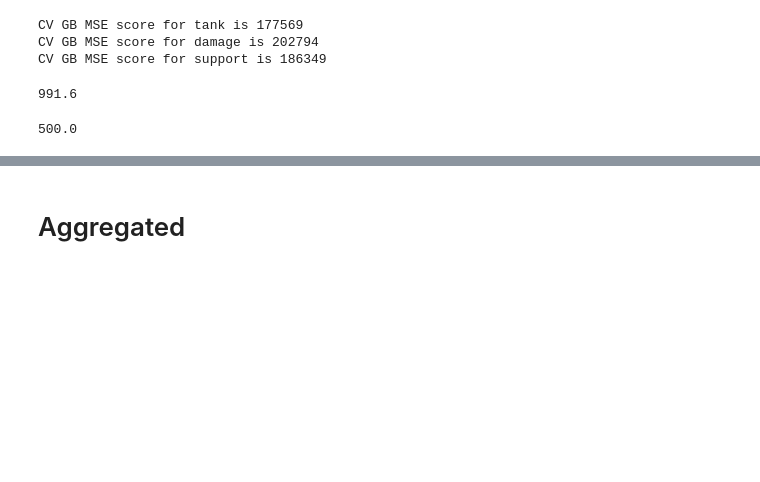
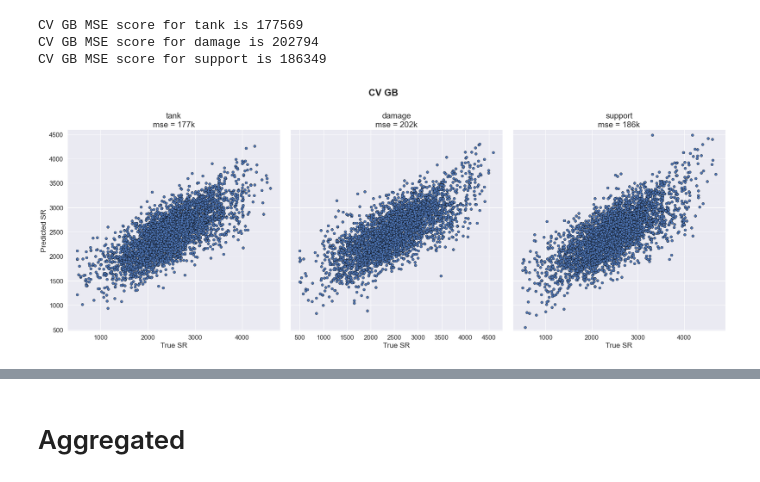
Before and after one commit to hachiyuki8/ow-stats-analysis, a Jupyter notebook: imputation.ipynb, the cells around one changed output, grey strips where cells are left out. Drawn from its saved outputs; the diff is of its cells as text; code cells hidden in the pictures; blank space fills up the shorter version.

```diff
--- a/imputation.ipynb
+++ b/imputation.ipynb
@@ -179,10 +189,27 @@ tank_predict = best_models[role].predict(X_t[role])
-# %%
-tank_predict.min()
-# %% [output]
-991.6
-# %%
-y_t[role].values.min()
-# %% [output]
-500.0
+# %%
+def plot_predictions(predictions, scores, model=None):
+    """
+    predictions, scores -- dicts with ROLES as keys
+    """
+    fig, ax = plt.subplots(1,3, figsize=(23, 9))
+    if model:
+        fig.suptitle(model, fontsize=22, fontweight='bold')
+    for i, role in enumerate(ROLES):
+        ax[i].scatter(y_t[role].values, predictions[role], edgecolors='black', linewidths=0.5)
+        ax[i].set_xlabel("True SR", fontsize=17)
+        ax[i].set_ylabel("Predicted SR", fontsize=17)
+        ax[i].set_title(role + f"\nmse = {int(scores[role]/1000)}k", fontsize=19)
+        ax[i].tick_params(axis='both', which='major', labelsize=15)
+
+#         ax[i, 0].ylabel("Predicted SR")
+#         ax[i, 0].title(f"{role}, CV GB")
+        ax[i].set_ylim(475, 4600)
+    for ax0 in ax.flat:
+        ax0.label_outer()
+    plt.tight_layout()
+# %%
+plot_predictions(cvgb_predictions, cvgb_mse_test_scores, model="CV GB")
+# %% [output]
+[figure, added]
 # %%
 plt.figure(figsize = (14, 14))
```
Also changed, not shown: parts of 15 cells of this notebook.
